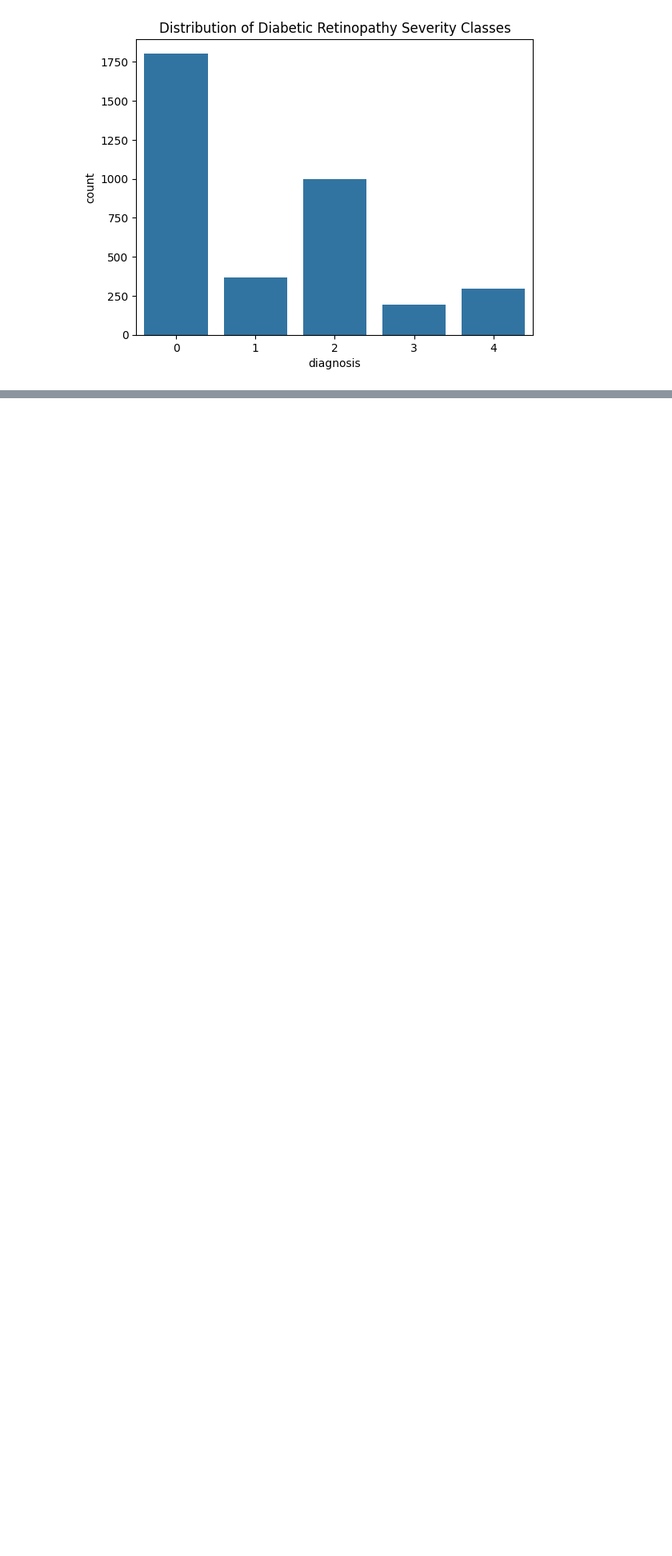
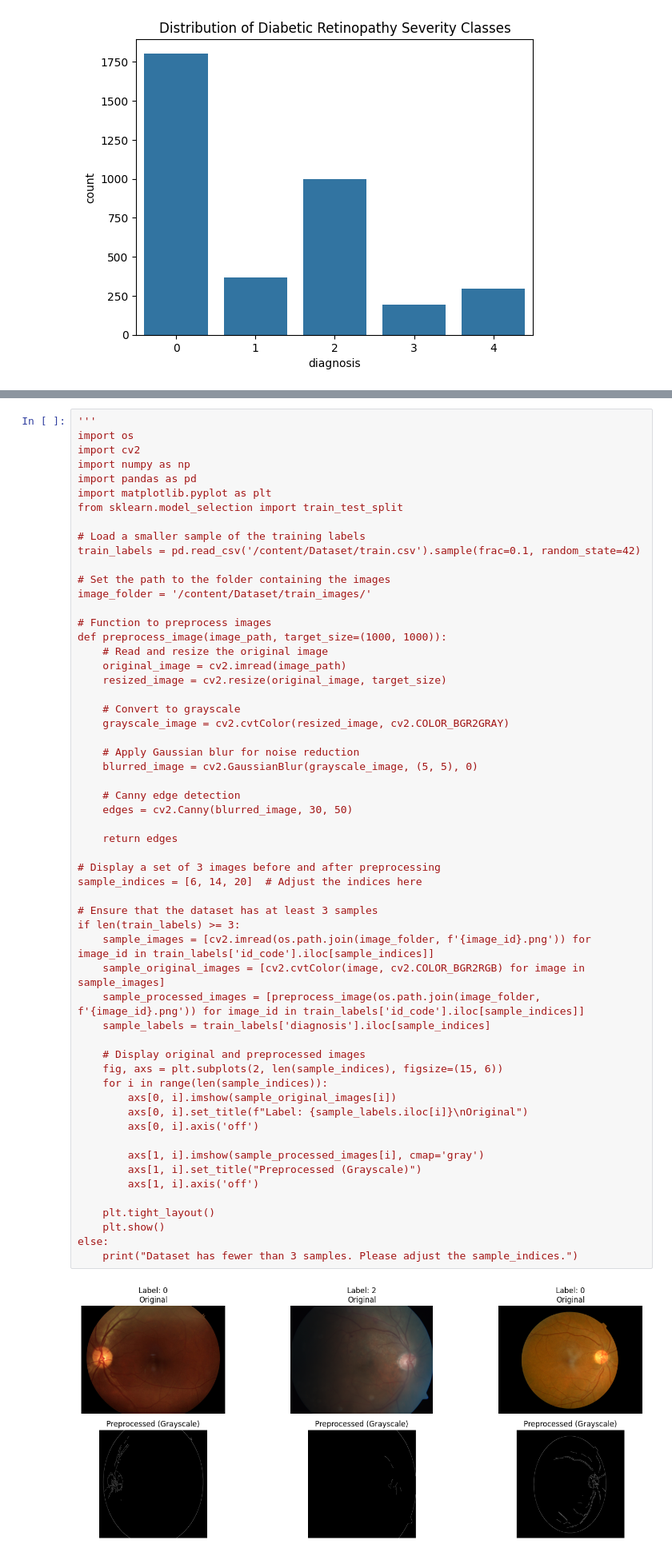
Before and after one commit to ShanmukhiKairuppala/Diabetic_Retinopathy_Detection, a Jupyter notebook: DR_APTOS.ipynb, the cells around one changed output, grey strips where cells are left out. Shown at 80% size. Drawn from its saved outputs; the diff is of its cells as text; blank space fills up the shorter version.

```diff
--- a/DR_APTOS.ipynb
+++ b/DR_APTOS.ipynb
@@ -289,0 +338,59 @@ else:
+# %%
+'''
+import os
+import cv2
+import numpy as np
+import pandas as pd
+import matplotlib.pyplot as plt
+from sklearn.model_selection import train_test_split
+
+# Load a smaller sample of the training labels
+train_labels = pd.read_csv('/content/Dataset/train.csv').sample(frac=0.1, random_state=42)
+
+# Set the path to the folder containing the images
+image_folder = '/content/Dataset/train_images/'
+
+# Function to preprocess images
+def preprocess_image(image_path, target_size=(1000, 1000)):
+    # Read and resize the original image
+    original_image = cv2.imread(image_path)
+    resized_image = cv2.resize(original_image, target_size)
+
+    # Convert to grayscale
+    grayscale_image = cv2.cvtColor(resized_image, cv2.COLOR_BGR2GRAY)
+
+    # Apply Gaussian blur for noise reduction
+    blurred_image = cv2.GaussianBlur(grayscale_image, (5, 5), 0)
+
+    # Canny edge detection
+    edges = cv2.Canny(blurred_image, 30, 50)
+
+    return edges
+
+# Display a set of 3 images before and after preprocessing
+sample_indices = [6, 14, 20]  # Adjust the indices here
+
+# Ensure that the dataset has at least 3 samples
+if len(train_labels) >= 3:
+    sample_images = [cv2.imread(os.path.join(image_folder, f'{image_id}.png')) for image_id in train_labels['id_code'].iloc[sample_indices]]
+    sample_original_images = [cv2.cvtColor(image, cv2.COLOR_BGR2RGB) for image in sample_images]
+    sample_processed_images = [preprocess_image(os.path.join(image_folder, f'{image_id}.png')) for image_id in train_labels['id_code'].iloc[sample_indices]]
+    sample_labels = train_labels['diagnosis'].iloc[sample_indices]
+
+    # Display original and preprocessed images
+    fig, axs = plt.subplots(2, len(sample_indices), figsize=(15, 6))
+    for i in range(len(sample_indices)):
+        axs[0, i].imshow(sample_original_images[i])
+        axs[0, i].set_title(f"Label: {sample_labels.iloc[i]}\nOriginal")
+        axs[0, i].axis('off')
+
+        axs[1, i].imshow(sample_processed_images[i], cmap='gray')
+        axs[1, i].set_title("Preprocessed (Grayscale)")
+        axs[1, i].axis('off')
+
+    plt.tight_layout()
+    plt.show()
+else:
+    print("Dataset has fewer than 3 samples. Please adjust the sample_indices.")
+# %% [output]
+[figure, added]
```
Also changed, not shown: parts of 15 cells of this notebook.
